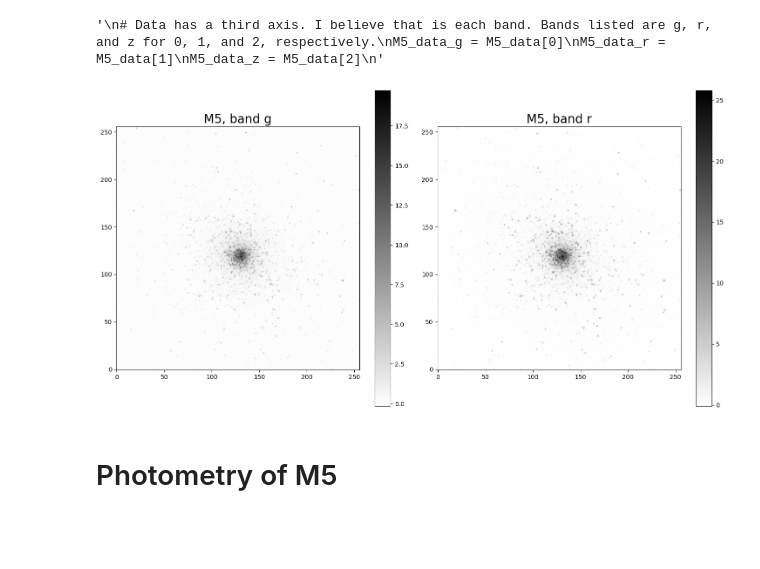
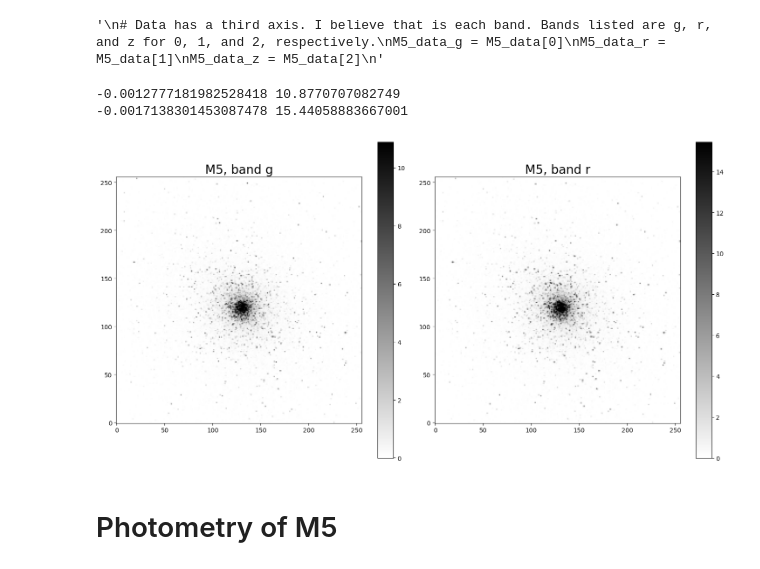
Before and after one commit to alexhlanter/ASTR596-Capstone-Project, a Jupyter notebook: capstone_part4_globularcluster.ipynb, the cells around one changed output. Saved outputs shown, nothing was run; the diff lists cells and outputs as text; code cells hidden in the pictures; blank space fills up the shorter version.

```diff
--- a/capstone_part4_globularcluster.ipynb
+++ b/capstone_part4_globularcluster.ipynb
@@ -70,14 +100,21 @@ for i in M5_data:
 # %%
 fig1 = plt.figure(1, figsize=(15,15))
 
 for i in range(len(M5_band_list)):
     ax = plt.subplot(2,2,i+1)
-    plt.imshow(M5_data_list[i], cmap="gray_r", origin="lower")
+    nimage = np.array(M5_data_list[i])
+    # Determine the pixel values at the 1st and 99.9th percentile (basically all of them). These will be the min and max of the colormap.
+    v1 = scoreatpercentile(nimage, 1.0)
+    v2 = scoreatpercentile(nimage, 99.9)
+    print(v1, v2)
+    plt.imshow(M5_data_list[i], cmap="gray_r", origin="lower", vmin=v1, vmax=v2)
     plt.title(f"M5, band {M5_band_list[i]}", fontsize=20)
     plt.colorbar()
 plt.tight_layout()
 # %% [output]
+-0.0012777181982528418 10.8770707082749
+-0.0017138301453087478 15.44058883667001
-[figure, old version]
+[figure, new version]
 # %% [markdown]
 # Photometry of M5
 # %% [markdown]
```
Also changed, not shown: parts of 24 cells of this notebook.
